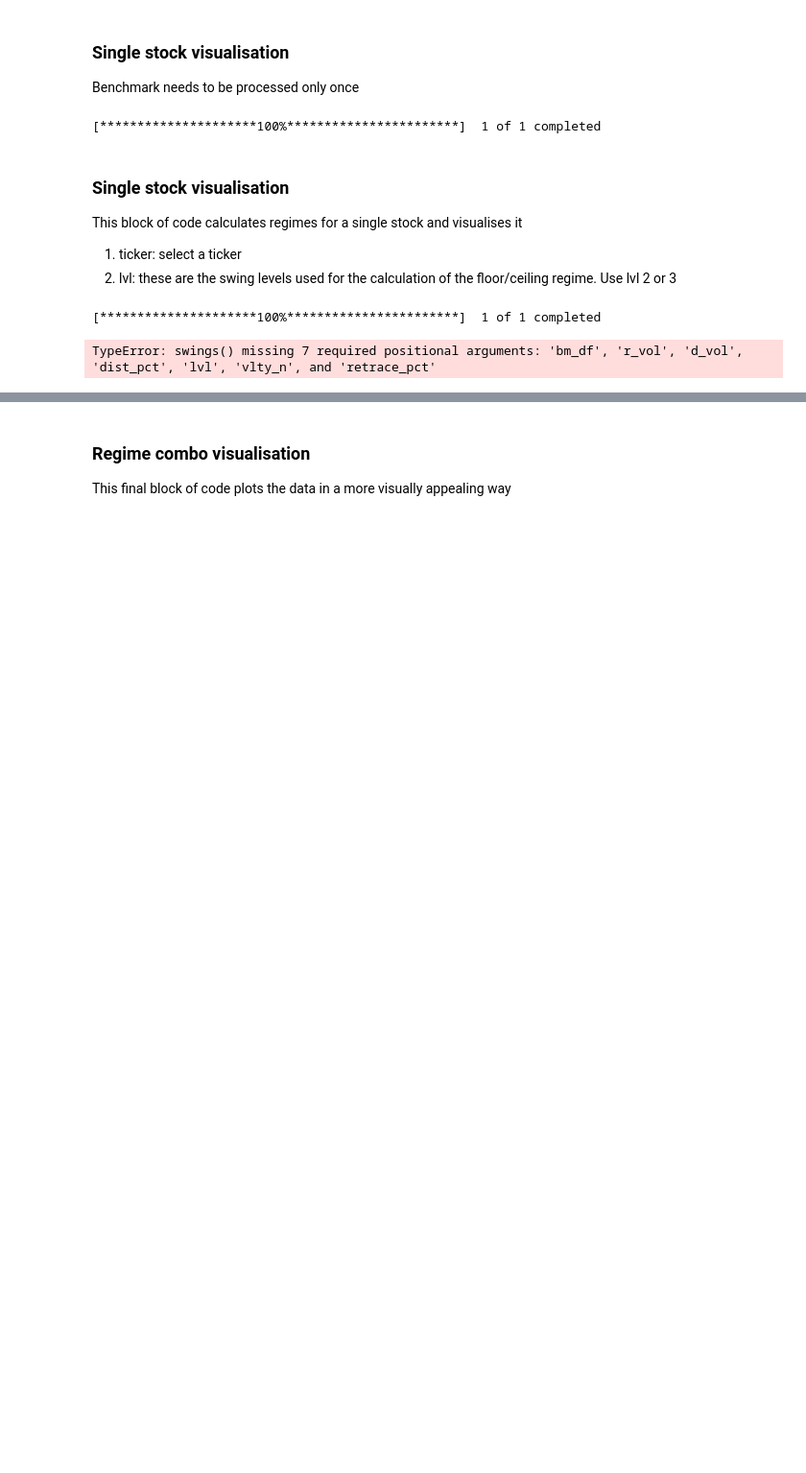
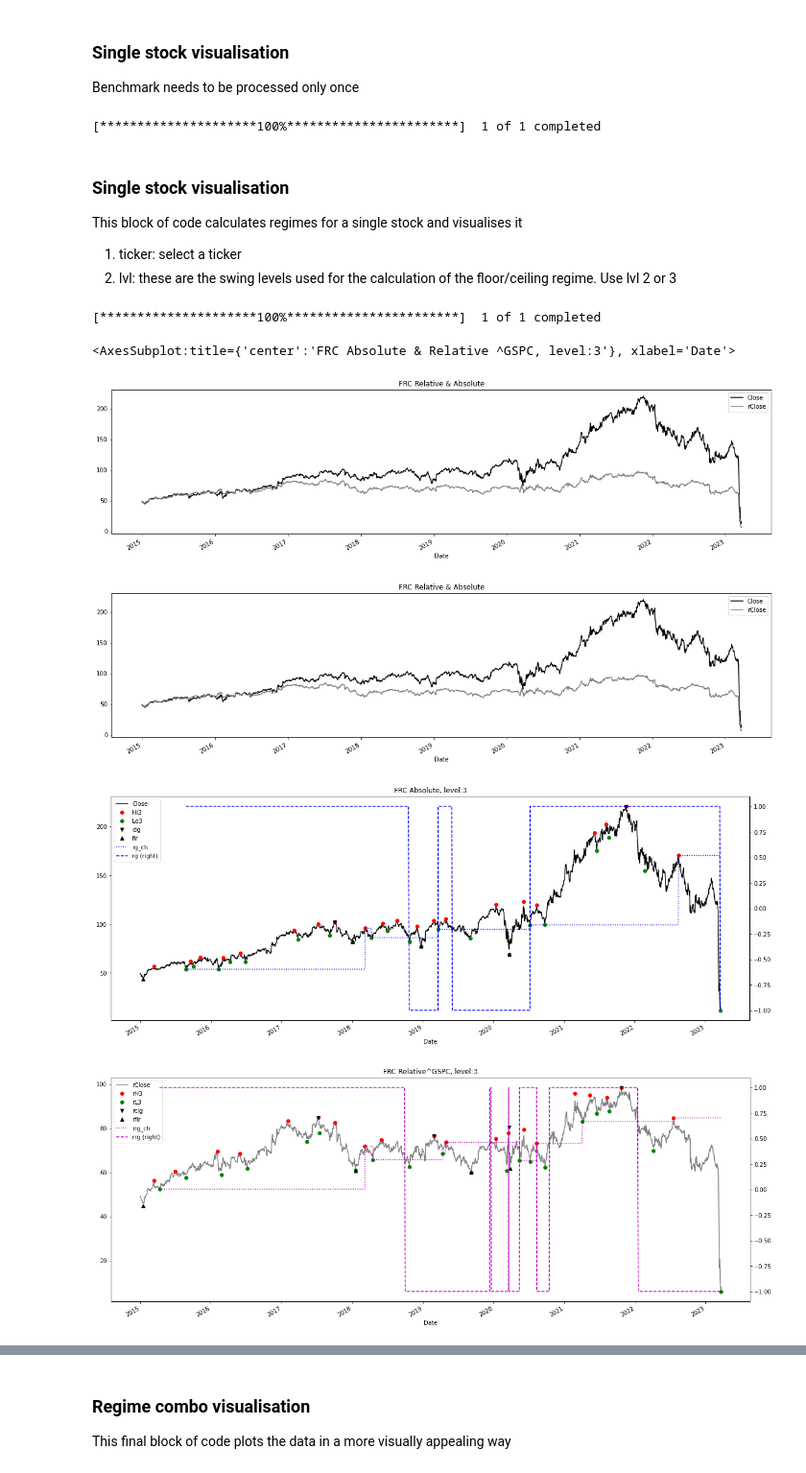
Before and after one commit to bjahnke/backtest_notebook, a Jupyter notebook: notes/market_scanner.ipynb, the cells around one changed output, grey strips where cells are left out. Shown at 96% size. Cells and saved outputs as stored; diff of their text form; code cells hidden in the pictures; blank space fills up the shorter version.

```diff
--- a/notes/market_scanner.ipynb
+++ b/notes/market_scanner.ipynb
@@ -285,43 +282,63 @@ This block of code calculates regimes for a single stock and visualises it
 from notes.scanner_engine import swings, regime, lower_upper_OHLC, regime_sma, regime_breakout, turtle_trader
 
 # CHAPTER 5: Regime Definition
-ticker = 'FMC'
+ticker = 'FRC'
 lvl = 3 # Try different levels to see
 
 df = round(yf.download(tickers= ticker,start= start, end = end,interval = "1d",
                  group_by = 'column',auto_adjust = True, prepost = True,
                  treads = True, proxy = None),dgt)
 
-df = swings(df,rel = False)
-df = regime(df,lvl=3,rel = False)
-df = swings(df,rel = True)
-df = regime(df,lvl=3,rel= True)
+swing_opts = {
+    'r_vol': r_vol,
+    'd_vol': d_vol,
+    'dist_pct': dist_pct,
+    'lvl': lvl,
+    'vlty_n': vlty_n,
+    'retrace_pct': retrace_pct,
+    'start': start,
+    'bm_col': bm_col,
+    'bm_df': bm_df
+}
+regime_opts = {
+    'lvl': lvl,
+    'vlty_n': vlty_n,
+    'threshold': threshold,
+}
+df = swings(df,rel = False, **swing_opts)
+df = regime(df,rel = False, **regime_opts)
+df = swings(df,rel = True, **swing_opts)
+df = regime(df,rel= True, **regime_opts)
 _o,_h,_l,_c = lower_upper_OHLC(df,relative = False)
 
 for a in range(2):
     df['sma'+str(_c)[:1]+str(st)+str(lt)] = regime_sma(df,_c,st,lt)
     df['bo'+str(_h)[:1]+str(_l)[:1]+ str(slow)] = regime_breakout(df,_h,_l,window)
     df['tt'+str(_h)[:1]+str(fast)+str(_l)[:1]+ str(slow)] = turtle_trader(df, _h, _l, slow, fast)
     _o,_h,_l,_c = lower_upper_OHLC(df,relative = True)
     df[['Close','rClose']].plot(figsize=(20,5),style=['k','grey'],title = str.upper(ticker)+ ' Relative & Absolute')
 
 plot_abs_cols = ['Close','Hi'+str(lvl), 'Lo'+str(lvl),'clg','flr','rg_ch','rg']
 plot_abs_style = ['k', 'ro', 'go', 'kv', 'k^','b:','b--']
 y2_abs = ['rg']
 plot_rel_cols = ['rClose','rH'+str(lvl), 'rL'+str(lvl),'rclg','rflr','rrg_ch','rrg']
 plot_rel_style = ['grey', 'ro', 'go', 'kv', 'k^','m:','m--']
 y2_rel = ['rrg']
 df[plot_abs_cols].plot(secondary_y= y2_abs,figsize=(20,8),
             title = str.upper(ticker)+ ' Absolute, level:'+str(lvl),# grid=True,
             style=plot_abs_style)
 
 df[plot_rel_cols].plot(secondary_y=y2_rel,figsize=(20,8),# grid=True,
             title = str.upper(ticker)+ ' Relative'+str.upper(bm_ticker)+', level:'+str(lvl),
             style=plot_rel_style)
 
 df[plot_rel_cols + plot_abs_cols].plot(secondary_y=y2_rel + y2_abs,figsize=(20,8),# grid=True,
             title = str.upper(ticker)+ ' Absolute & Relative '+str.upper(bm_ticker)+', level:'+str(lvl),
             style=plot_rel_style + plot_abs_style)
 # %% [output]
 [*********************100%***********************]  1 of 1 completed
-TypeError: swings() missing 7 required positional arguments: 'bm_df', 'r_vol', 'd_vol', 'dist_pct', 'lvl', 'vlty_n', and 'retrace_pct'
+<AxesSubplot:title={'center':'FRC Absolute & Relative ^GSPC, level:3'}, xlabel='Date'>
+[figure, added]
+[figure, added]
+[figure, added]
+[figure, added]
```
Also changed, not shown: parts of 7 cells of this notebook, 2 other files.
